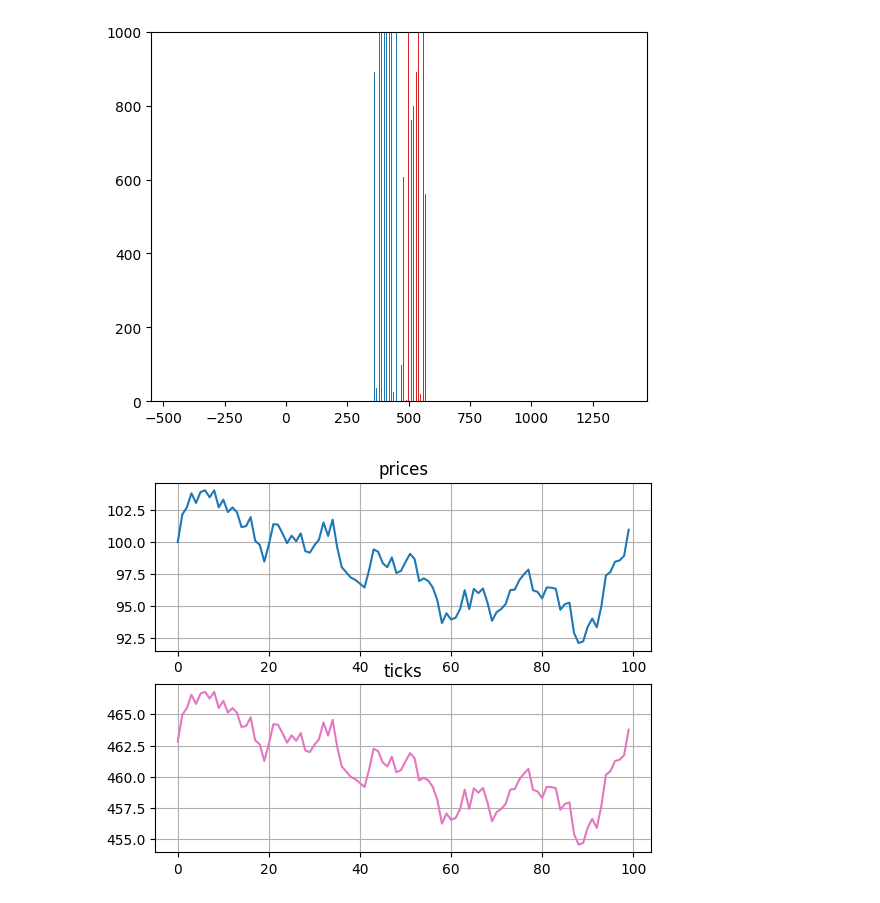
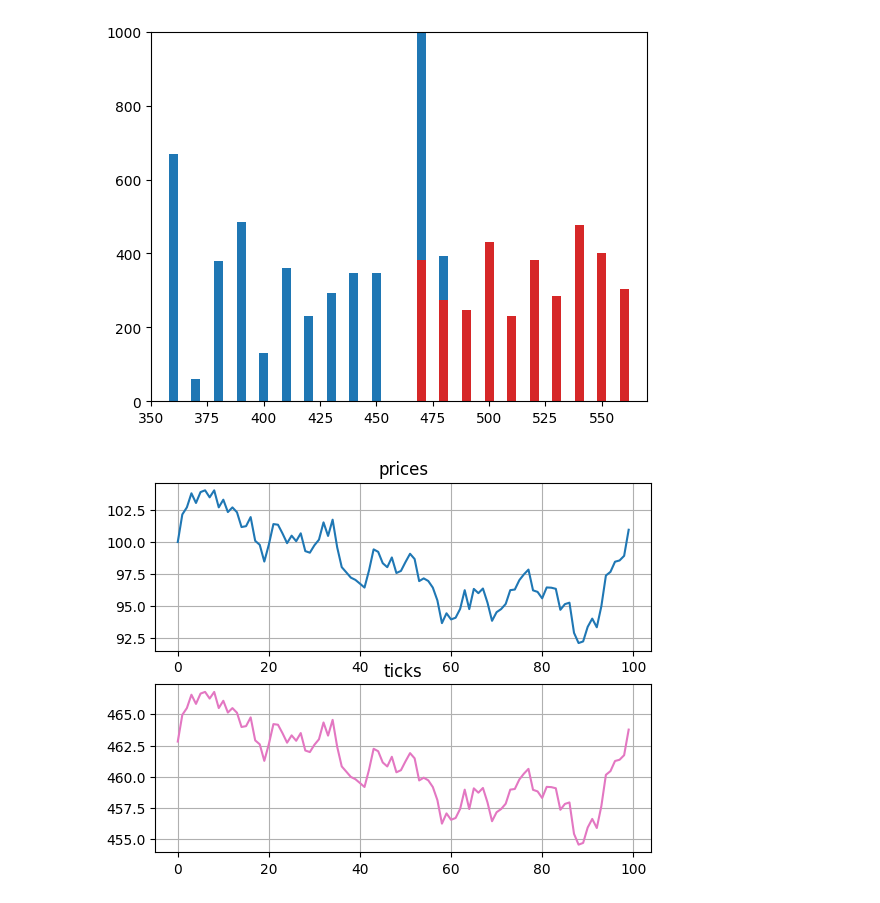
Before and after one commit to t4sk/notes, a Jupyter notebook: python/amm/order_book.ipynb, the cells around one changed output. Cells and saved outputs as stored; diff of their text form; code cells hidden in the pictures.

```diff
--- a/python/amm/order_book.ipynb
+++ b/python/amm/order_book.ipynb
@@ -362,7 +363,7 @@ import matplotlib.pyplot as plt
 from matplotlib.animation import FuncAnimation
 from IPython.display import HTML
 
-T = 10
+T = 30
 P1 = 1.01
 p0 = 100
 MIN_PRICE = 0.00001
@@ -381,10 +382,7 @@ for dp in delta_prices:
     prices.append(p)
     p = max(p + dp, MIN_PRICE)
 
-# Simulation
-# alice = places limit orders
-# bob = places limit orders
-# carol = swaps on market price
+# Simulationb
 users = ["alice", "bob"]
 tick_spacing = 10
 book = OrderBook(int((ticks[0] // tick_spacing) * tick_spacing), tick_spacing)
@@ -401,50 +399,58 @@ for t in range(0, T):
         tick = int((ticks[t] // tick_spacing + d_tick) * tick_spacing)
         if tick != book.tick:
             amt = random.randint(1, 100)
-            zero_for_one = book.tick < tick
+            zero_to_one = book.tick < tick
             book.inc(
                 tick,
-                zero_for_one,
+                zero_to_one,
                 amt,
                 # Random user
                 msg_sender = users[i % len(users)]
             )
-            bucket_ids[book.get_bucket_id(tick, zero_for_one)] = {"tick": tick, "zero_for_one": zero_for_one}
+            bucket_ids[book.get_bucket_id(tick)] = {"tick": tick}
     # Swap
-    # try:
-    #     delta = random.randint(-1, 1)
-    #     if delta != 0:
-    #         print(book.tick, ticks[t])
-    #         zero_for_one = book.tick > ticks[t]
-    #         amt_limit = 0 if delta > 0 else 1000000000
-    #         tick_limit = -1000000 if zero_for_one else 1000000
-    #         (amt_in, amt_out) = book.swap(
-    #             delta,
-    #             amt_limit,
-    #             tick_limit,
-    #             zero_for_one
-    #         )
-    #         print("0 -> 1:", zero_for_one, "in:", amt_in, "out:", amt_out)
-    # except Exception as e:
-    #     print(f'Swap error at time {t}:', e)
+    try:
+        delta = random.randint(-1, 1)
+        if delta != 0:
+            print(book.tick, ticks[t])
+            zero_to_one = book.tick > ticks[t]
+            amt_limit = 0 if delta > 0 else 1000000000
+            tick_limit = -1000000 if zero_to_one else 1000000
+            (amt_in, amt_out) = book.swap(
+                delta,
+                amt_limit,
+                tick_limit,
+                zero_to_one
+            )
+            # print("0 -> 1:", zero_to_one, "in:", amt_in, "out:", amt_out)
+    except Exception as e:
+        print(f'Swap error at time {t}:', e)
     # Take
     # Collect bucket data
     buckets.append({})
     for bucket_id, slot in book.slots.items():
-        bucket = book.buckets.get(bucket_id).get(slot)
-        buckets[-1][bucket_id] = {
-            "tick": bucket_ids[bucket_id]["tick"],
-            "amt0": bucket.amt0,
-            "amt1": bucket.amt1,
-        }
+        bucket = book.buckets.get(bucket_id, {}).get(slot, None)
+        if bucket:
+            buckets[-1][bucket_id] = {
+                "tick": bucket_ids[bucket_id]["tick"],
+                "zero_to_one": bucket_ids[bucket_id]["zero_to_one"],
+                "amt0": bucket.amt0,
+                "amt1": bucket.amt1,
+            }
     # Checks
+    for bucket_id, slot in book.slots.items():
+        tick = bucket_ids[bucket_id]["tick"]
+        for s in range(0, slot + 1):
+            bucket = book.buckets.get(bucket_id, {}).get(s, None)
+            if bucket:
+                pass
 
 data = [{"pirce": p, "tick": t, "buckets": b}  for (p, t, b) in zip(prices, ticks, buckets)]
 
 # Plot
 Y_MAX = 1000
-MIN_TICK_DELTA = -1000
-MAX_TICK_DELTA = 1000
+MIN_TICK_DELTA = -100
+MAX_TICK_DELTA = 100
 t0 = int(ticks[0] // tick_spacing * tick_spacing)
 x_ticks = nums = [t0 + t for t in range(MIN_TICK_DELTA, MAX_TICK_DELTA + 1, tick_spacing)]
 
@@ -479,5 +502,5 @@ HTML(ani.to_jshtml())
 [interactive output not drawn]
-[figure, old version]
+[figure, new version]
 # %%
 import numpy as np
 import math
```
Also changed, not shown: parts of 2 cells of this notebook.
